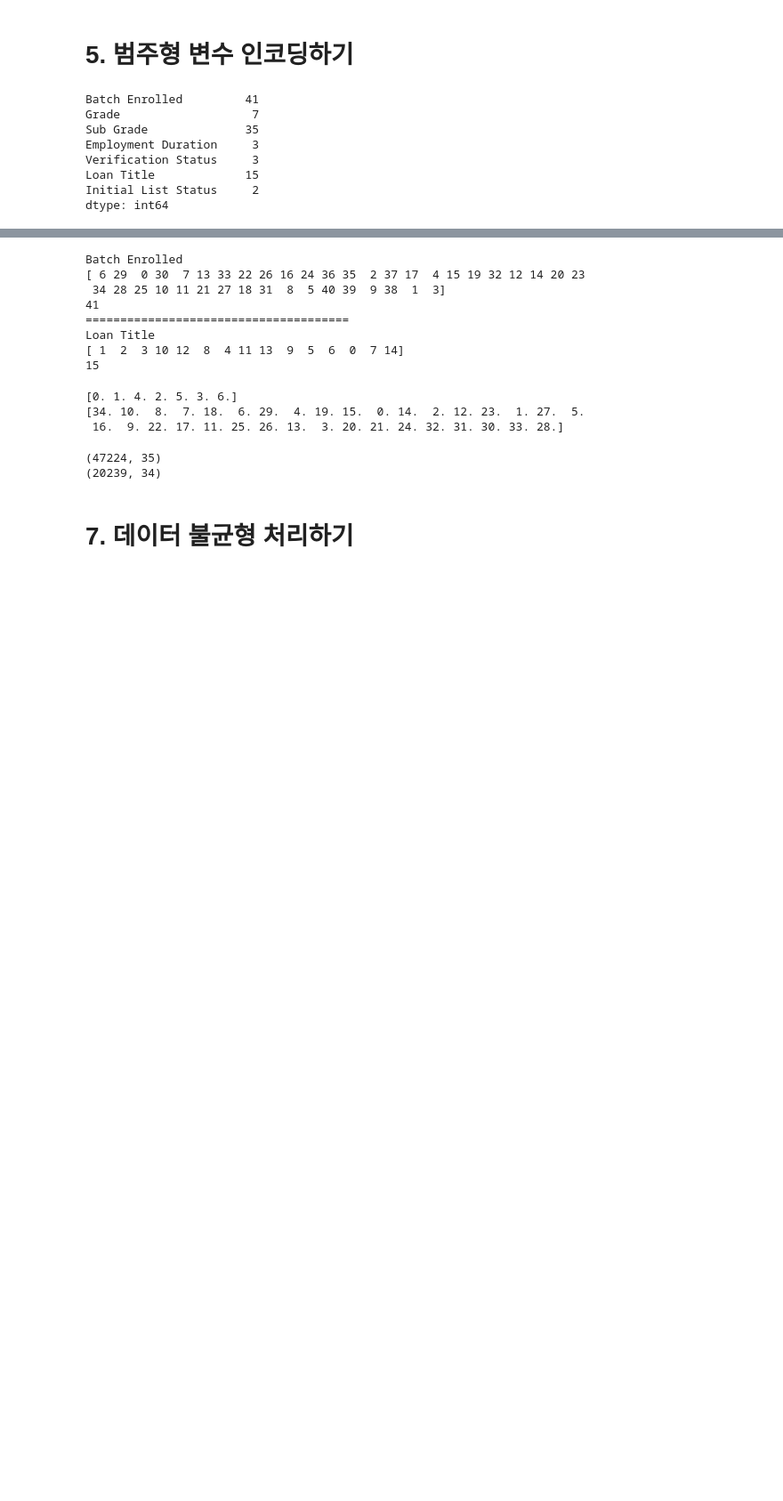
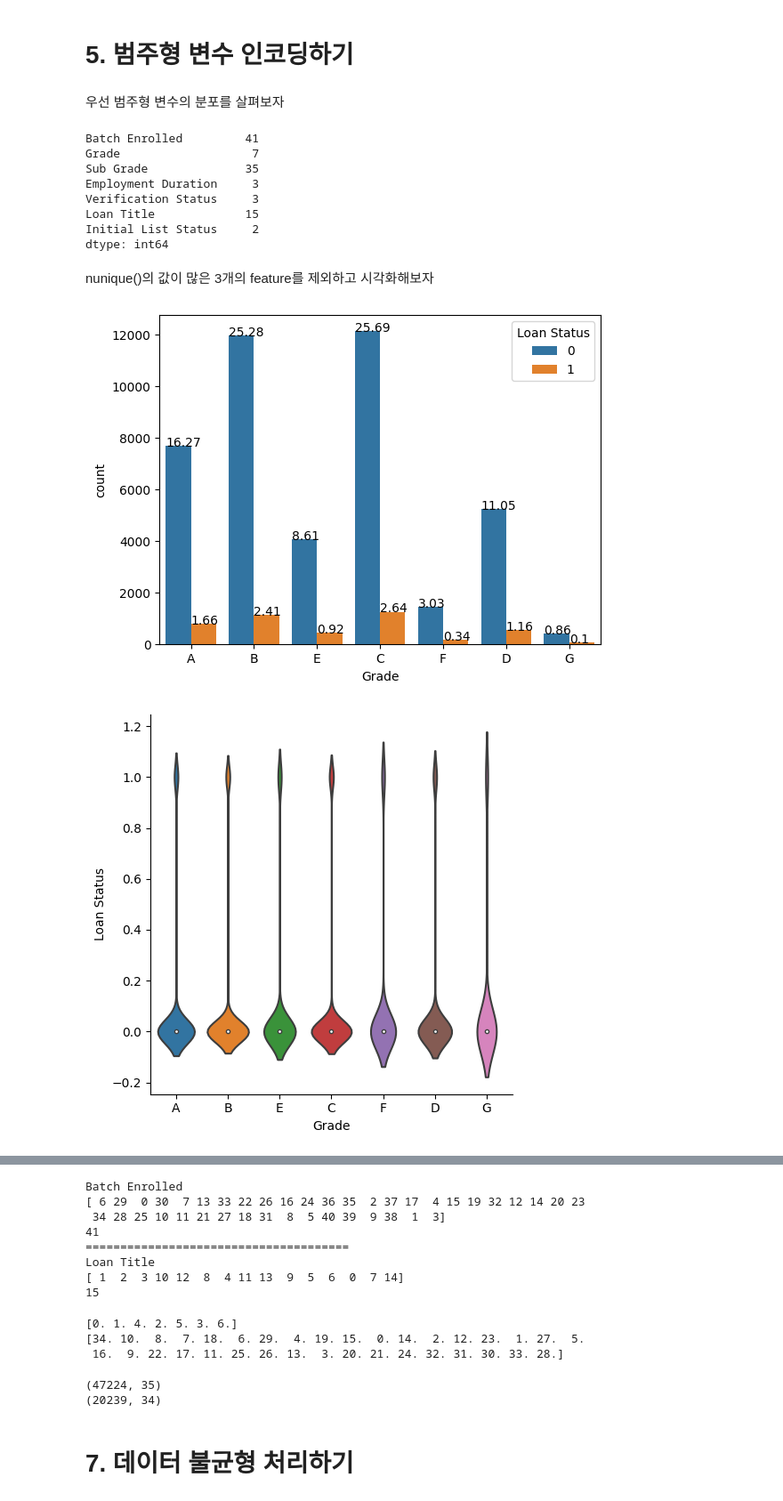
Before and after one commit to lynnchoi0126/LoanDefaultPrediction, a Jupyter notebook: Loan_Default_Predict.ipynb, the cells around one changed output, grey strips where cells are left out. Shown at 89% size. Saved outputs shown, nothing was run; the diff lists cells and outputs as text; code cells hidden in the pictures; blank space fills up the shorter version.

```diff
--- a/Loan_Default_Predict.ipynb
+++ b/Loan_Default_Predict.ipynb
@@ -608,20 +589,0 @@ for i in skewed_list:
-# %%
-r=5
-c=5
-it=1
-plt.figure(figsize=(20, 10))
-
-# skewed_list = []
-for i in num:
-  if(i == 'Loan Status'):
-    continue
-  plt.subplot(r, c, it)
-  skew = train[i].skew()
-  g = sns.distplot(train.loc[:,i], hist=False, label='Skewness : {:.2f}'.format(skew))
-  g = g.legend(loc='best')
-  # if(abs(skew) > 0.5):
-  #   skewed_list.append(i)
-  plt.grid()
-  it+=1
-plt.tight_layout()
-plt.show()
@@ -630,9 +590,19 @@ plt.show()
 # %% [markdown]
 # 5. 범주형 변수 인코딩하기
+# %% [markdown]
+우선 범주형 변수의 분포를 살펴보자
+# %%
+def plot_categoricals(feature,data=train):
+  ax = sns.countplot(data=data,x=feature,hue='Loan Status')
+  for p in ax.patches:
+    text = str(round(p.get_height()/len(data)*100,2))
+    ax.text(p.get_x(),p.get_height(),text)
+  plt.show()
+  sns.catplot(data=data,x=feature,y='Loan Status',kind='violin')
+  plt.show()
 # %%
-cate_train = [i for i in train.select_dtypes(include='object').columns]
-cate_test = [i for i in test.select_dtypes(include='object').columns]
-train[cate_train].nunique()
+cate_plot = [i for i in train.select_dtypes(include='object').columns]
+train[cate_plot].nunique()
 # %% [output]
 Batch Enrolled         41
 Grade                   7
@@ -642,3 +612,14 @@ Verification Status     3
 Loan Title             15
 Initial List Status     2
 dtype: int64
+# %% [markdown]
+nunique()의 값이 많은 3개의 feature를 제외하고 시각화해보자
+# %%
+remove_list = ['Batch Enrolled', 'Sub Grade', 'Loan Title']
+cate_plot = [x for x in cate_plot if x not in remove_list]
+
+for feature in cate_plot:
+    plot_categoricals(feature)
+# %% [output]
+[figure, added]
+[figure, added]
```
Also changed, not shown: parts of 13 cells of this notebook.
